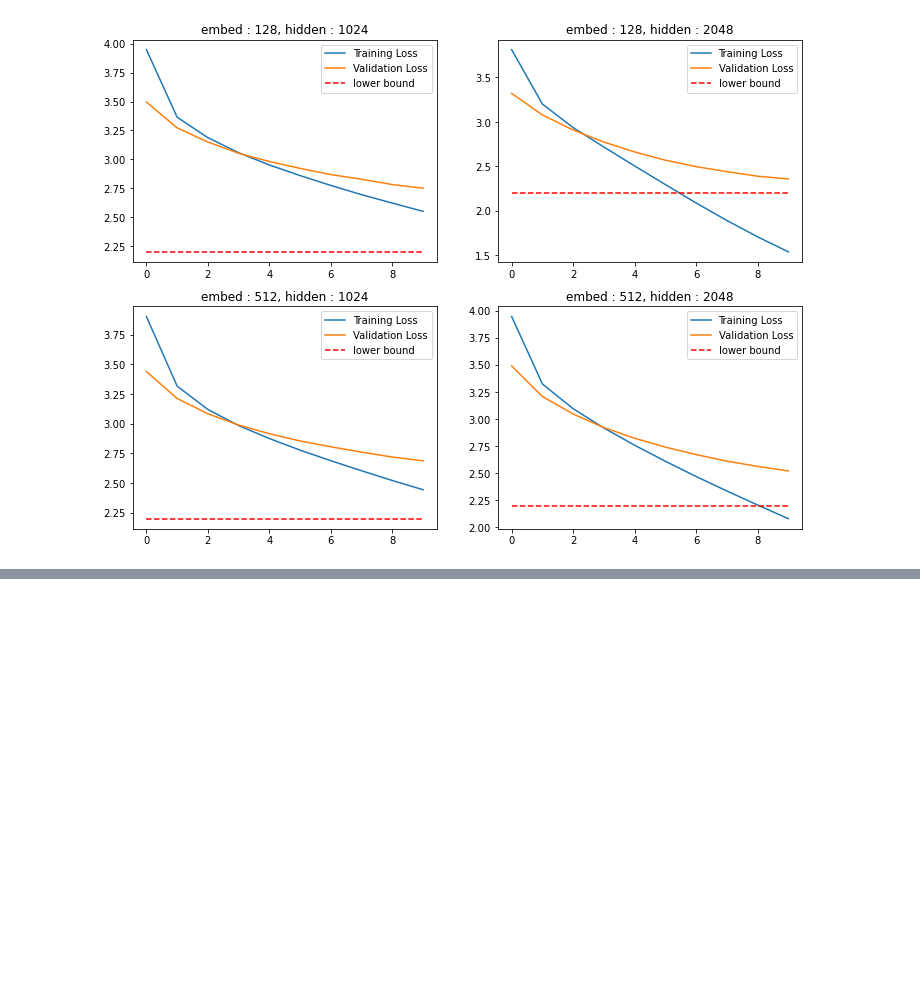
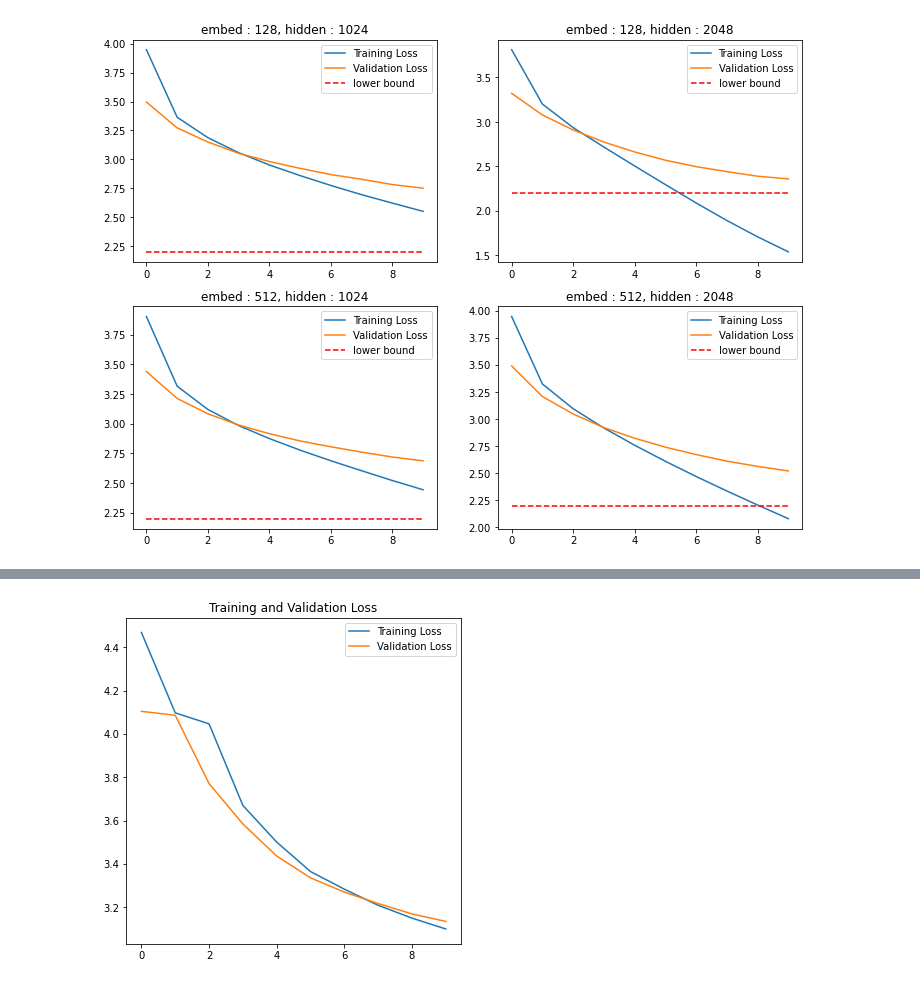
Before and after one commit to JeongChanDo/aiffel_practice, a Jupyter notebook: EXPLORATION06/become_great_lyricist.ipynb, the cells around one changed output, grey strips where cells are left out. Saved outputs shown, nothing was run; the diff lists cells and outputs as text; code cells hidden in the pictures; blank space fills up the shorter version.

Commit message:
change model and evaluation

```diff
--- a/EXPLORATION06/become_great_lyricist.ipynb
+++ b/EXPLORATION06/become_great_lyricist.ipynb
@@ -53,12 +43,6 @@ import re
 import random
 
 def preprocess_sentence(raw_sentence):
-    """
-    if len(raw_sentence) == 0:
-        return None
-    if raw_sentence[-1] == ":":
-        return None
-    """
     low_sentence = raw_sentence.lower().strip()
     special_space_sentence = re.sub(r"([?.!,¿])",r" \1 ", low_sentence)
     empty_space_sentence = re.sub(r'[" "]+', " ", special_space_sentence)
@@ -792,0 +796,35 @@ for history, title in zip(histories, titles):
+# %%
+tf.keras.backend.clear_session()
+
+embedding_size = 64
+hidden_size = 512
+model2_embed_64_hidden_512 = LyricGenerator2(tokenizer.num_words+1, embedding_size, hidden_size)
+
+weight_name = "lyric_model2_embeding_"+str(embedding_size)+"_hidden_"+str(hidden_size)
+
+epochs = 10
+optimizer = tf.keras.optimizers.Adam()
+loss = tf.keras.losses.SparseCategoricalCrossentropy(
+        from_logits=True,
+        reduction="none"
+    )
+
+model2_embed_64_hidden_512.compile(loss=loss,
+              optimizer=optimizer)
+
+
+checkpoint_dir = os.getenv("HOME")+"/github/aiffel_practice/EXPLORATION06/checkpoint/"+weight_name
+cp_callback = tf.keras.callbacks.ModelCheckpoint(
+    checkpoint_dir,
+    save_weights_only=True,
+    monitor="val_loss",
+    save_best_only=True,
+    mode="auto",
+    verbose=1
+)
+
+history2_embed_64_hidden_512 = model2_embed_64_hidden_512.fit(train_dataset, epochs=epochs,
+        steps_per_epoch= training_size//batch_size,
+        validation_data=val_dataset,
+        validation_steps=valiation_size//batch_size,
+        callbacks=[cp_callback])
@@ -792,0 +849,4 @@ for history, title in zip(histories, titles):
+# %%
+visualize_loss(history2_embed_64_hidden_512)
+# %% [output]
+[figure, added]
```
Also changed, not shown: parts of 21 cells of this notebook.
